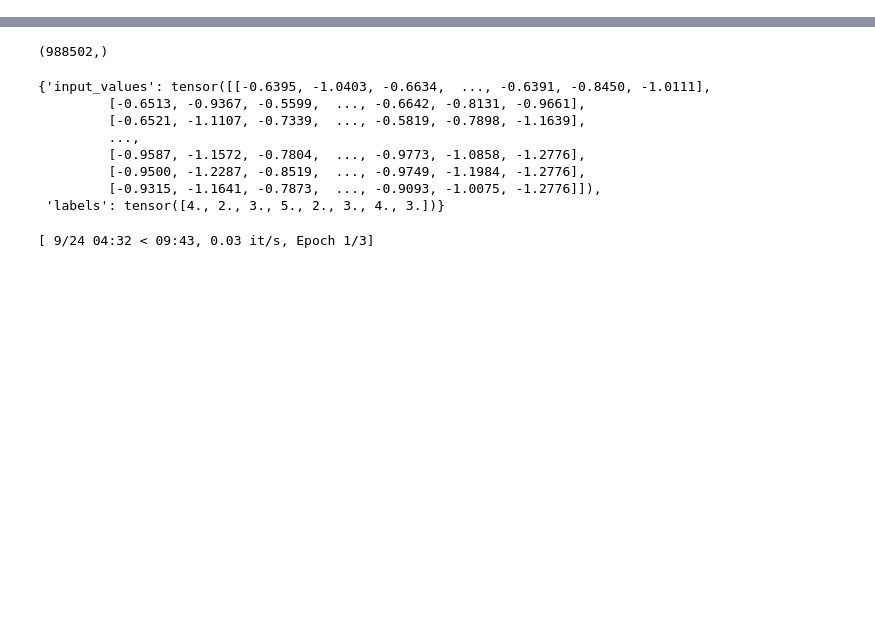
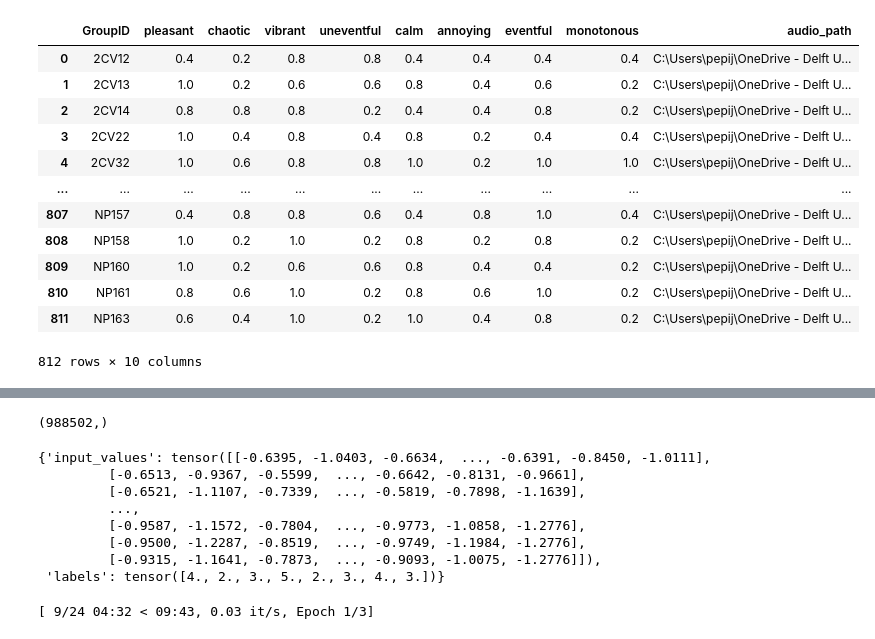
Before and after one commit to pherfkens/Thesis, a Jupyter notebook: ast_fine_tuning.ipynb, the cells around one changed output, grey strips where cells are left out. Cells and saved outputs as stored; diff of their text form; code cells hidden in the pictures; blank space fills up the shorter version.

```diff
--- a/ast_fine_tuning.ipynb
+++ b/ast_fine_tuning.ipynb
@@ -43 +31,24 @@ metadata[columns_to_convert] = (metadata[columns_to_convert] - means) / stds
+# %%
+paqs = [
+    "pleasant", "chaotic", "vibrant", "uneventful",
+    "calm", "annoying", "eventful", "monotonous"
+]
+
+# Before training — scale your labels
+metadata[paqs] = (metadata[paqs] / 5.0)
+metadata
+# %% [output]
+|  | GroupID | pleasant | chaotic | vibrant | uneventful | calm | annoying | eventful | monotonous | audio_path |
+| 0 | 2CV12 | 0.4 | 0.2 | 0.8 | 0.8 | 0.4 | 0.4 | 0.4 | 0.4 | C:\Users\pepij\OneDrive - Delft U... |
+| 1 | 2CV13 | 1.0 | 0.2 | 0.6 | 0.6 | 0.8 | 0.4 | 0.6 | 0.2 | C:\Users\pepij\OneDrive - Delft U... |
+| 2 | 2CV14 | 0.8 | 0.8 | 0.8 | 0.2 | 0.4 | 0.4 | 0.8 | 0.2 | C:\Users\pepij\OneDrive - Delft U... |
+| 3 | 2CV22 | 1.0 | 0.4 | 0.8 | 0.4 | 0.8 | 0.2 | 0.4 | 0.4 | C:\Users\pepij\OneDrive - Delft U... |
+| 4 | 2CV32 | 1.0 | 0.6 | 0.8 | 0.8 | 1.0 | 0.2 | 1.0 | 1.0 | C:\Users\pepij\OneDrive - Delft U... |
+| ... | ... | ... | ... | ... | ... | ... | ... | ... | ... | ... |
+| 807 | NP157 | 0.4 | 0.8 | 0.8 | 0.6 | 0.4 | 0.8 | 1.0 | 0.4 | C:\Users\pepij\OneDrive - Delft U... |
+| 808 | NP158 | 1.0 | 0.2 | 1.0 | 0.2 | 0.8 | 0.2 | 0.8 | 0.2 | C:\Users\pepij\OneDrive - Delft U... |
+| 809 | NP160 | 1.0 | 0.2 | 0.6 | 0.6 | 0.8 | 0.4 | 0.4 | 0.2 | C:\Users\pepij\OneDrive - Delft U... |
+| 810 | NP161 | 0.8 | 0.6 | 1.0 | 0.2 | 0.8 | 0.6 | 1.0 | 0.2 | C:\Users\pepij\OneDrive - Delft U... |
+| 811 | NP163 | 0.6 | 0.4 | 1.0 | 0.2 | 1.0 | 0.4 | 0.8 | 0.2 | C:\Users\pepij\OneDrive - Delft U... |
+812 rows × 10 columns
 # %%
```
Also changed, not shown: parts of 10 cells of this notebook, 10 other files.
